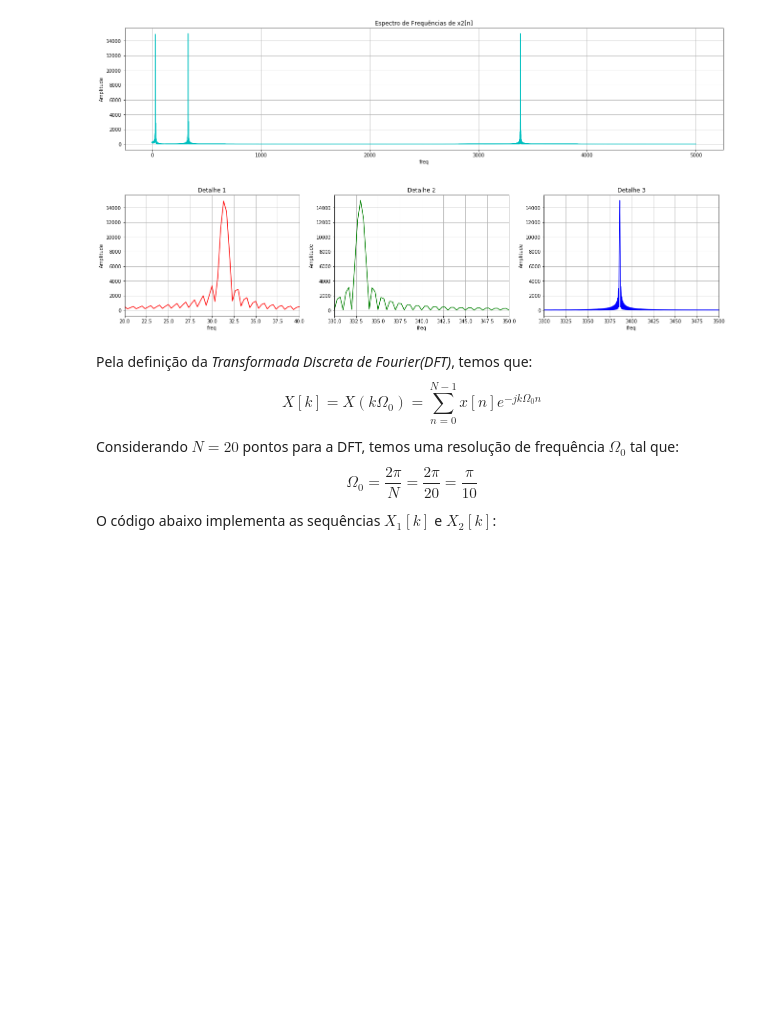
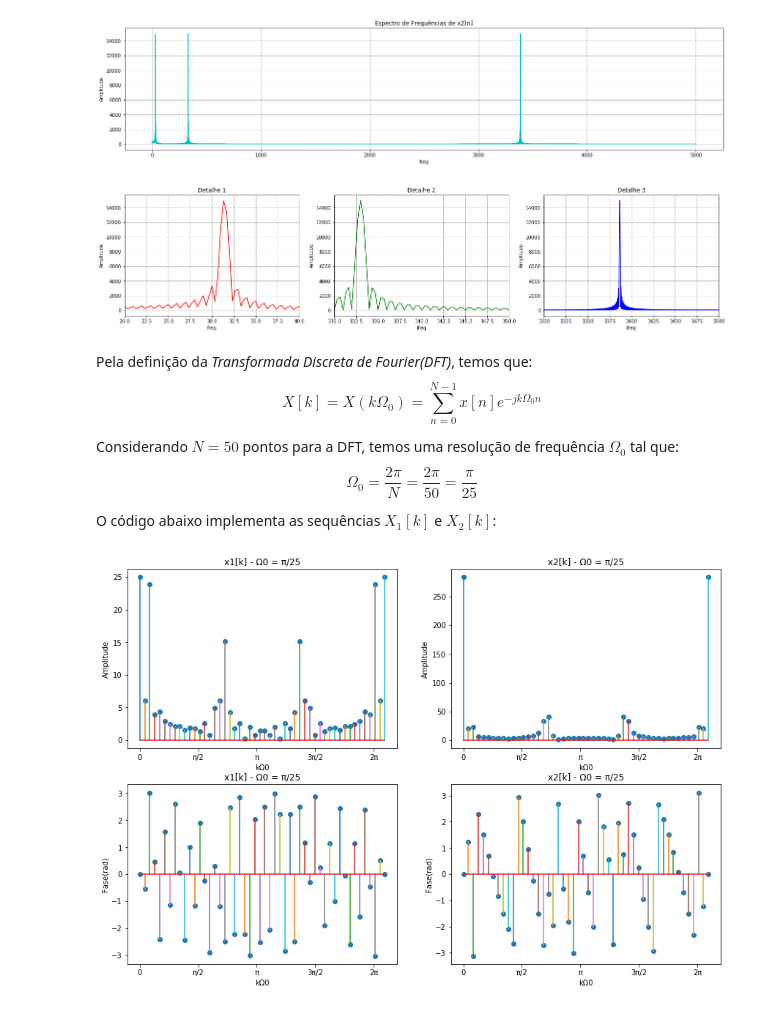
Before and after one commit to ecalasans/pds_-2, a Jupyter notebook: p2.ipynb, the cells around one changed output. Cells and saved outputs as stored; diff of their text form; code cells hidden in the pictures; blank space fills up the shorter version.

```diff
--- a/p2.ipynb
+++ b/p2.ipynb
@@ -285,7 +289,79 @@ plt.show()
  Pela definição da <i>Transformada Discreta de Fourier(DFT)</i>, temos que:
 $$X[k] = X(k \Omega_{0}) = \sum_{n = 0}^{N - 1} x[n] e^{-jk \Omega_{0} n}$$
 
-Considerando $N = 20$ pontos para a DFT, temos uma resolução de frequência $\Omega_{0}$ tal que:
-$$\Omega_{0} = \frac{2 \pi}{N} = \frac{2 \pi}{20} = \frac{\pi}{10}$$
+Considerando $N = 50$ pontos para a DFT, temos uma resolução de frequência $\Omega_{0}$ tal que:
+$$\Omega_{0} = \frac{2 \pi}{N} = \frac{2 \pi}{50} = \frac{\pi}{25}$$
 
 O código abaixo implementa as sequências $X_{1}[k]$ e $X_{2}[k]$:
+# %%
+def DFT(x_n, N=1):
+    '''
+    Função que calcula a DFT para uma determinada sequência
+
+    :param x_n: sequência x[n]
+    :param N: número de pontos desejados para a DFT
+    :return: array com os valores da DFT para x[n]
+    '''
+
+    # Cálculo da definição da frequência(Omega0)
+    Omega0 = DOIS_PI / (N-1)
+
+    # Inicializa x[k]
+    x_k = np.zeros(N, dtype=np.complex_)
+
+    # Cálculo de x[k]
+    for k in range(N):
+        soma = 0
+        for n in range(len(x_n)):
+            expComplexa = np.exp(-1j * Omega0 * k * n)
+            produto = x_n[n] * expComplexa
+            soma = soma + produto
+        x_k[k] = soma
+
+    return (x_k, Omega0)
+
+PI = 'π'
+
+# Cálculo de x1_[k] e x2_[k]
+x1_k = DFT(x_n=x1_n.ys, N=50)
+x2_k = DFT(x_n=x2_n.ys, N=50)
+
+# Gráficos de amplitude e fase
+# x1_k
+k = np.arange(len(x1_k[0]))
+
+kOmega0 = k * x1_k[1]
+
+labels_x = ('0', '{}/2'.format(PI), '{}'.format(PI),'3{}/2'.format(PI), '2{}'.format(PI))
+
+plt.subplot(2,2,1)
+plt.stem(kOmega0, np.abs(x1_k[0]), '-')
+plt.xticks(np.linspace(0,6,5), labels_x)
+plt.xlabel('kΩ0')
+plt.ylabel('Amplitude')
+plt.title('x1[k] - Ω0 = π/25')
+
+plt.subplot(2,2,2)
+plt.stem(kOmega0, np.abs(x2_k[0]), '-')
+plt.xticks(np.linspace(0,6,5), labels_x)
+plt.xlabel('kΩ0')
+plt.ylabel('Amplitude')
+plt.title('x2[k] - Ω0 = π/25')
+
+plt.subplot(2,2,3)
+plt.stem(kOmega0, np.angle(x1_k[0]), '-')
+plt.xticks(np.linspace(0,6,5), labels_x)
+plt.xlabel('kΩ0')
+plt.ylabel('Fase(rad)')
+plt.title('x1[k] - Ω0 = π/25')
+
+plt.subplot(2,2,4)
+plt.stem(kOmega0, np.angle(x2_k[0]), '-')
+plt.xticks(np.linspace(0,6,5), labels_x)
+plt.xlabel('kΩ0')
+plt.ylabel('Fase(rad)')
+plt.title('x2[k] - Ω0 = π/25')
+plt.subplots_adjust(right=2, top=2, hspace=0.2)
+plt.show()
+# %% [output]
+[figure, added]
```
Also changed, not shown: parts of 3 cells of this notebook, 1 other file.
